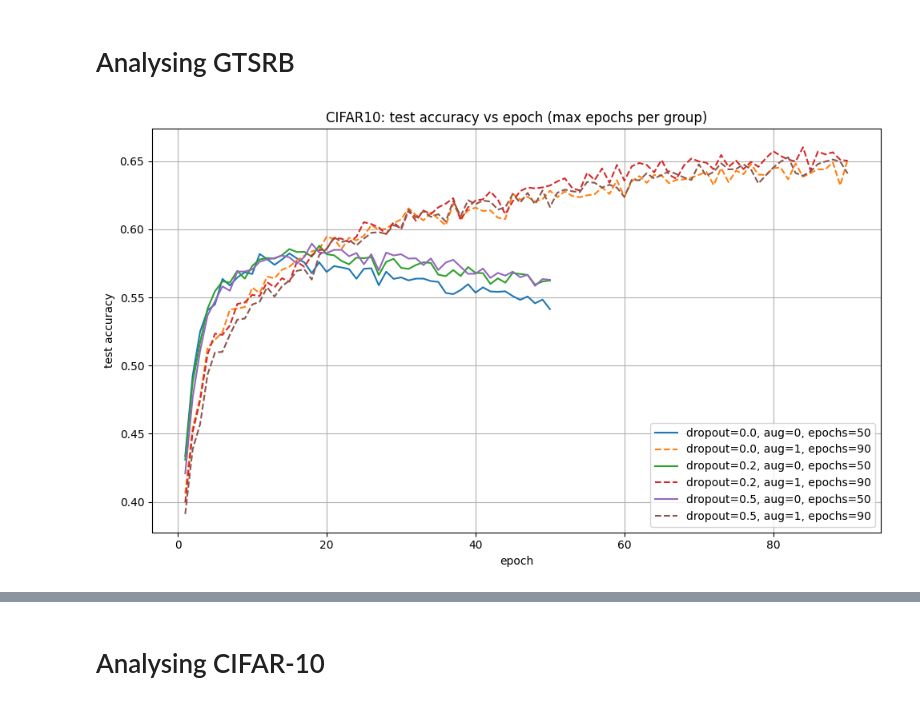
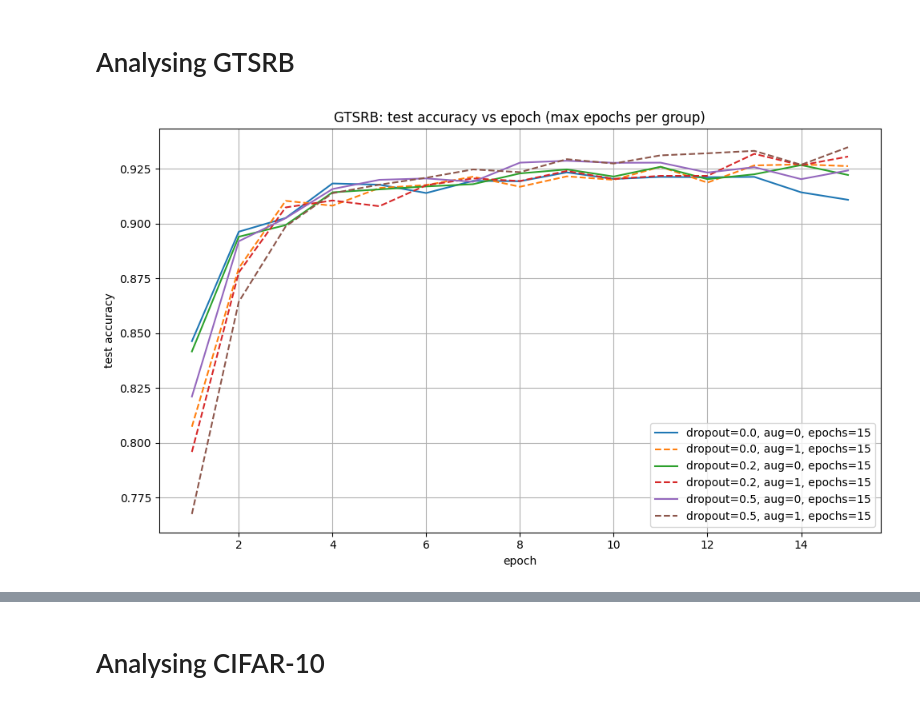
Before and after one commit to hasanguenes/ML_UE3, a Jupyter notebook: analysis_lenet.ipynb, the cells around one changed output, grey strips where cells are left out. Saved outputs shown, nothing was run; the diff lists cells and outputs as text; code cells hidden in the pictures.

```diff
--- a/analysis_lenet.ipynb
+++ b/analysis_lenet.ipynb
@@ -151,4 +363,4 @@ def plot_eval_acc_max_per_group(
 # %%
-_ = plot_eval_acc_max_per_group("runs/test/LENET5/CIFAR10", save_path="plots/cifar10_test_acc.png")
+_ = plot_eval_acc_max_per_group("runs/LENET5/GTSRB", save_path="plots_for_analysis/gtsrb_test_acc.png")
 # %% [output]
-[figure, old version]
+[figure, new version]
```
Also changed, not shown: parts of 4 cells of this notebook.
